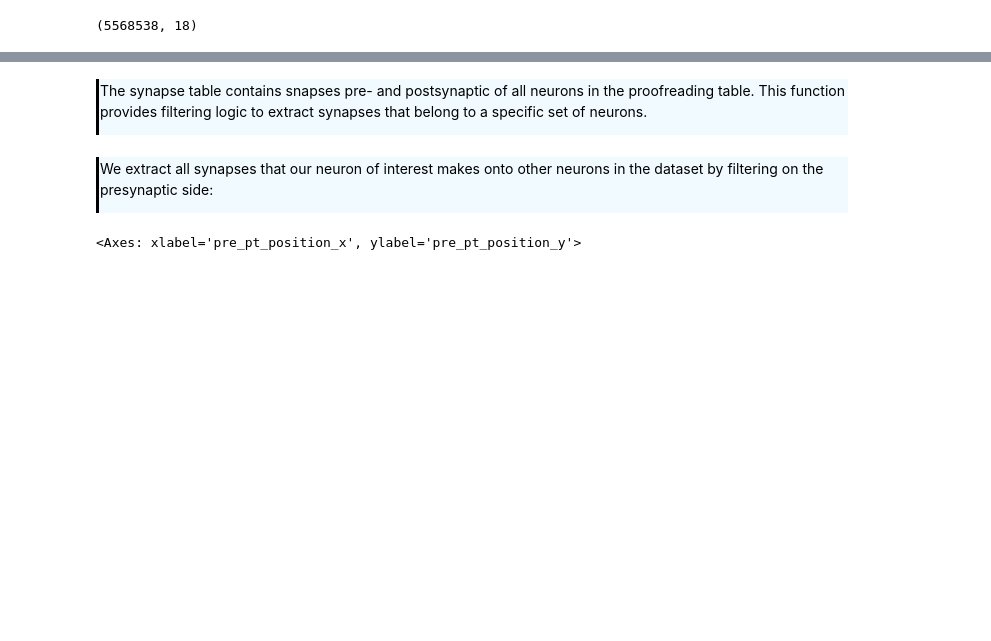
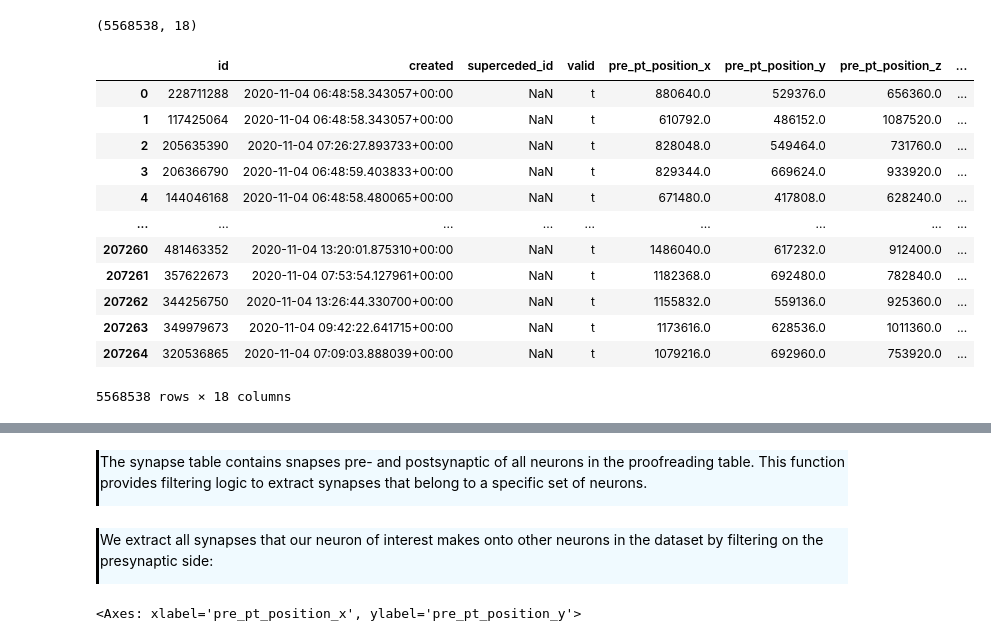
Before and after one commit to JEElsner/SWDB_2024_Anatomy, a Jupyter notebook: code/Notebook 3 - EM.ipynb, the cells around one changed output, grey strips where cells are left out. Saved outputs shown, nothing was run; the diff lists cells and outputs as text; code cells hidden in the pictures; blank space fills up the shorter version.

```diff
--- a/code/Notebook 3 - EM.ipynb
+++ b/code/Notebook 3 - EM.ipynb
@@ -121,3 +160,19 @@ proof_syn_table = pd.read_feather(os.path.join(path_to_data_assets,"microns1078"
 proof_syn_table.shape
 # %% [output]
 (5568538, 18)
+# %%
+proof_syn_table
+# %% [output]
+|  | id | created | superceded_id | valid | pre_pt_position_x | pre_pt_position_y | pre_pt_position_z | ... |
+| 0 | 228711288 | 2020-11-04 06:48:58.343057+00:00 | NaN | t | 880640.0 | 529376.0 | 656360.0 | ... |
+| 1 | 117425064 | 2020-11-04 06:48:58.343057+00:00 | NaN | t | 610792.0 | 486152.0 | 1087520.0 | ... |
+| 2 | 205635390 | 2020-11-04 07:26:27.893733+00:00 | NaN | t | 828048.0 | 549464.0 | 731760.0 | ... |
+| 3 | 206366790 | 2020-11-04 06:48:59.403833+00:00 | NaN | t | 829344.0 | 669624.0 | 933920.0 | ... |
+| 4 | 144046168 | 2020-11-04 06:48:58.480065+00:00 | NaN | t | 671480.0 | 417808.0 | 628240.0 | ... |
+| ... | ... | ... | ... | ... | ... | ... | ... | ... |
+| 207260 | 481463352 | 2020-11-04 13:20:01.875310+00:00 | NaN | t | 1486040.0 | 617232.0 | 912400.0 | ... |
+| 207261 | 357622673 | 2020-11-04 07:53:54.127961+00:00 | NaN | t | 1182368.0 | 692480.0 | 782840.0 | ... |
+| 207262 | 344256750 | 2020-11-04 13:26:44.330700+00:00 | NaN | t | 1155832.0 | 559136.0 | 925360.0 | ... |
+| 207263 | 349979673 | 2020-11-04 09:42:22.641715+00:00 | NaN | t | 1173616.0 | 628536.0 | 1011360.0 | ... |
+| 207264 | 320536865 | 2020-11-04 07:09:03.888039+00:00 | NaN | t | 1079216.0 | 692960.0 | 753920.0 | ... |
+5568538 rows × 18 columns
```
Also changed, not shown: parts of 6 cells of this notebook, 1 other file.
